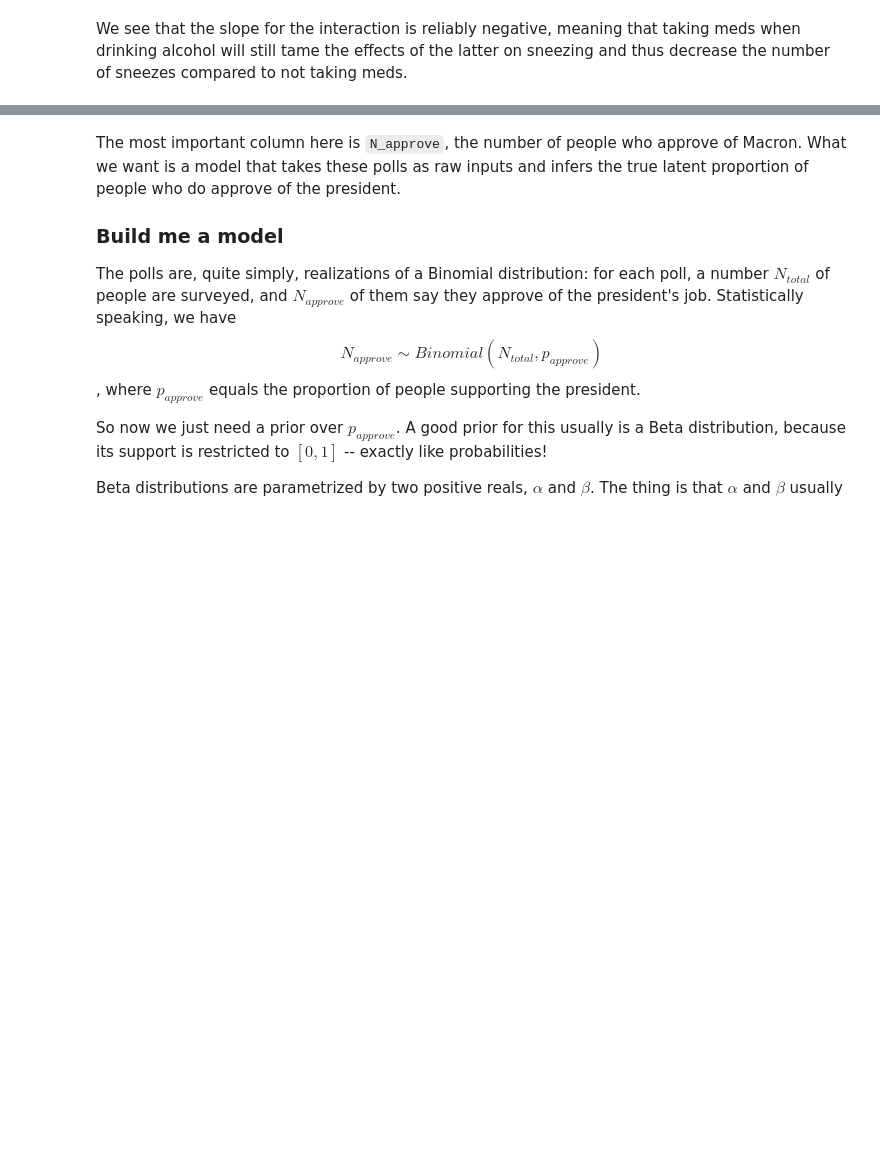
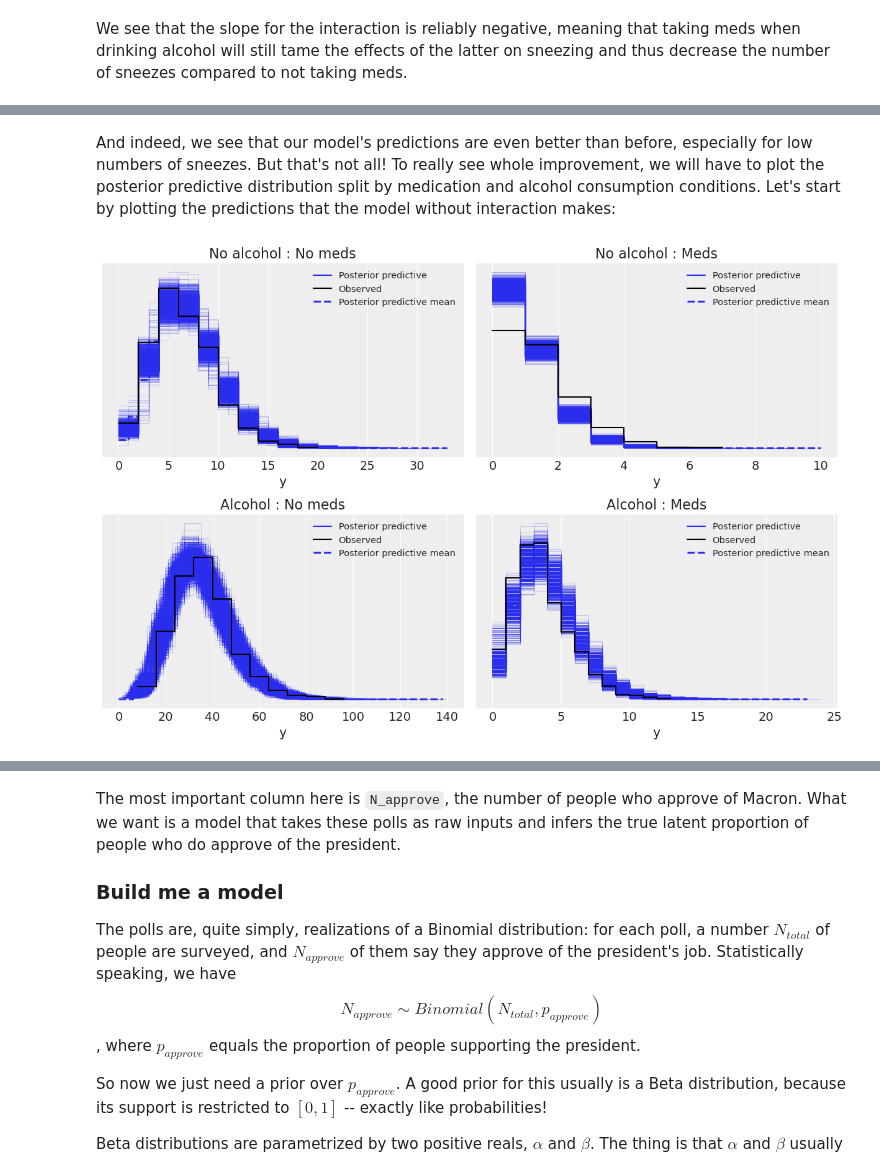
Before and after one commit to pymc-labs/roche-workshop, a Jupyter notebook: notebooks/Section2_Bayesian_GLMs.ipynb, the cells around one changed output, grey strips where cells are left out. Drawn from its saved outputs; the diff is of its cells as text; code cells hidden in the pictures; blank space fills up the shorter version.

Commit message:
Updated the posterior predictive plots for the GLM notebook

```diff
--- a/notebooks/Section2_Bayesian_GLMs.ipynb
+++ b/notebooks/Section2_Bayesian_GLMs.ipynb
@@ -273,0 +273,35 @@ az.plot_ppc(trace_sneeze_inter);
+# %% [markdown]
+And indeed, we see that our model's predictions are even better than before, especially for low numbers of sneezes. But that's not all! To really see whole improvement, we will have to plot the posterior predictive distribution split by medication and alcohol consumption conditions. Let's start by plotting the predictions that the model without interaction makes:
+# %%
+fig, axs = plt.subplots(2, 2, figsize=(12, 8))
+
+az.plot_ppc(
+    trace_sneeze_gp,
+    ax=axs[0, 0],
+    coords={"y_dim_0": np.where(np.logical_and(sneezes.alcohol == 0, sneezes.meds == 0))},
+    color="C0",
+)
+az.plot_ppc(
+    trace_sneeze_gp,
+    ax=axs[0, 1],
+    coords={"y_dim_0": np.where(np.logical_and(sneezes.alcohol == 0, sneezes.meds == 1))},
+    color="C0",
+)
+az.plot_ppc(
+    trace_sneeze_gp,
+    ax=axs[1, 0],
+    coords={"y_dim_0": np.where(np.logical_and(sneezes.alcohol == 1, sneezes.meds == 0))},
+    color="C0",
+)
+az.plot_ppc(
+    trace_sneeze_gp,
+    ax=axs[1, 1],
+    coords={"y_dim_0": np.where(np.logical_and(sneezes.alcohol == 1, sneezes.meds == 1))},
+    color="C0",
+)
+axs[0, 0].set_title("No alcohol : No meds")
+axs[0, 1].set_title("No alcohol : Meds")
+axs[1, 0].set_title("Alcohol : No meds")
+axs[1, 1].set_title("Alcohol : Meds");
+# %% [output]
+[figure, added]
```
Also changed, not shown: parts of 11 cells of this notebook.
